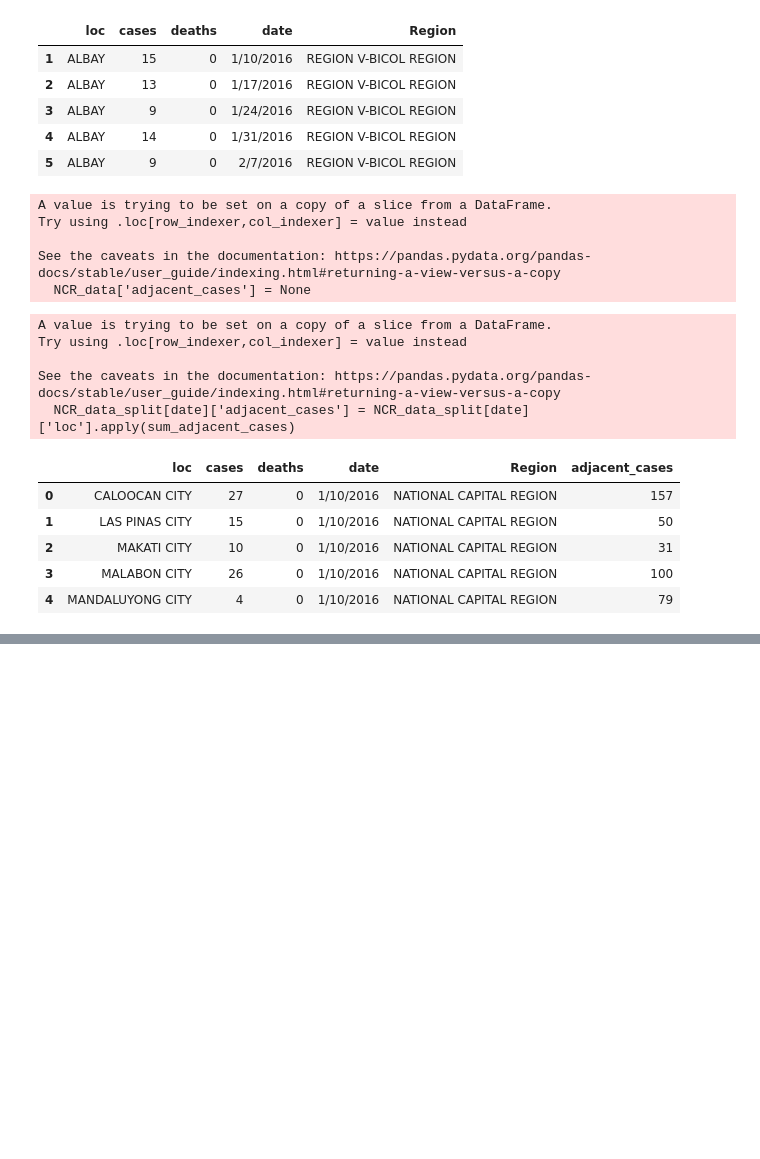
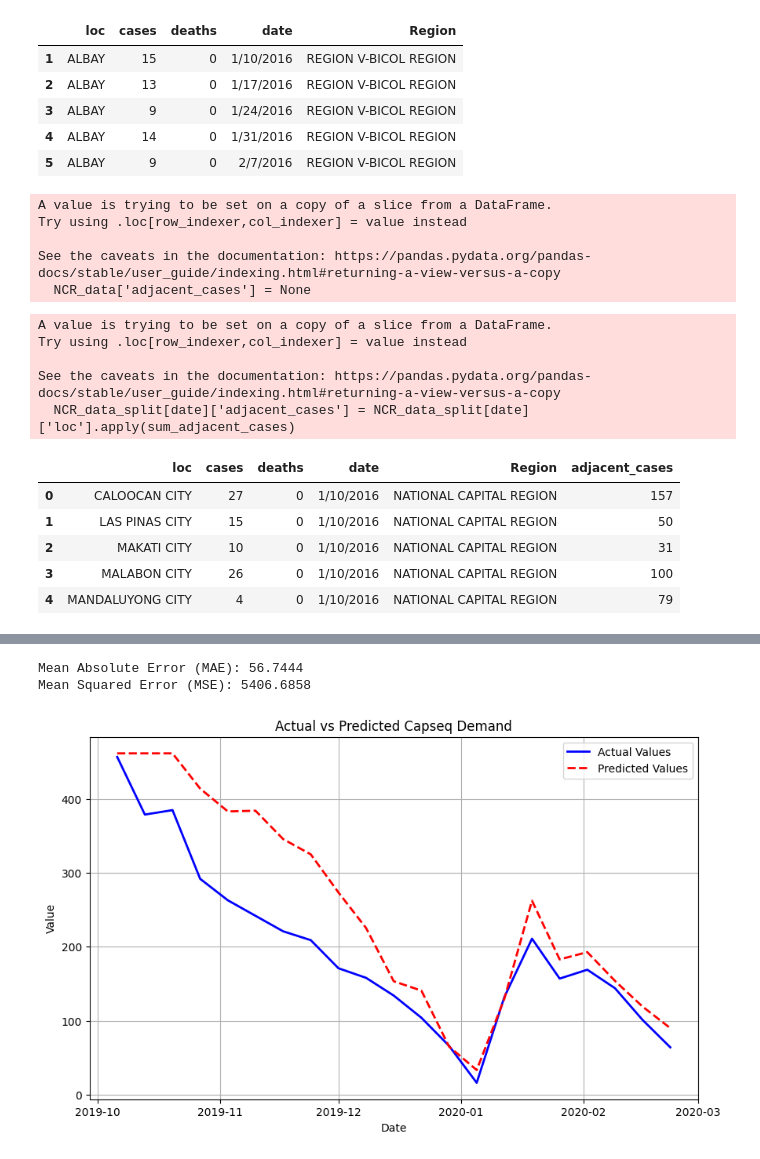
Before and after one commit to manganeseheptoxide/Philippine-Dengue-Cases-Forecasting, a Jupyter notebook: model_training.ipynb, the cells around one changed output, grey strips where cells are left out. Cells and saved outputs as stored; diff of their text form; code cells hidden in the pictures; blank space fills up the shorter version.

```diff
--- a/model_training.ipynb
+++ b/model_training.ipynb
@@ -130,0 +232,46 @@ See the caveats in the documentation: https://pandas.pydata.org/pandas-docs/stab
+# %%
+X = train.drop(columns = ['cases'])
+y = train['cases']
+
+dtrain = xgb.DMatrix(X_train, label=y_train)
+dtest = xgb.DMatrix(X_test, label=y_test)
+
+# XGBoost parameters
+params = {
+    'max_depth': 4,
+    'eta': 0.1,
+    'objective':'reg:squarederror'
+}
+
+# Train the model using our custom loss function
+num_boost_round = 200
+bst = xgb.train(params, dtrain, num_boost_round=num_boost_round, obj=generalized_huber_loss)
+# bst = xgb.train(params, dtrain, num_boost_round=num_boost_round)
+
+y_pred = bst.predict(dtest)
+
+mae = mean_absolute_error(y_test, y_pred)
+mse = mean_squared_error(y_test, y_pred)
+
+print(f"Mean Absolute Error (MAE): {mae:.4f}")
+print(f"Mean Squared Error (MSE): {mse:.4f}")
+
+# Save the model
+bst.save_model("xgb_quantile_huber.model")
+# %% [output]
+Mean Absolute Error (MAE): 56.7444
+Mean Squared Error (MSE): 5406.6858
+# %%
+plt.figure(figsize=(10, 6))
+plt.plot(y_test.index, y_test, label='Actual Values', color='blue', linewidth=2)
+plt.plot(y_test.index, y_pred, label='Predicted Values', color='red', linestyle='--', linewidth=2)
+
+plt.title('Actual vs Predicted Capseq Demand')
+plt.xlabel('Date')
+plt.ylabel('Value')
+plt.legend()
+
+plt.grid(True)
+plt.show()
+# %% [output]
+[figure, added]
```
Also changed, not shown: parts of 15 cells of this notebook, 1 other file.
